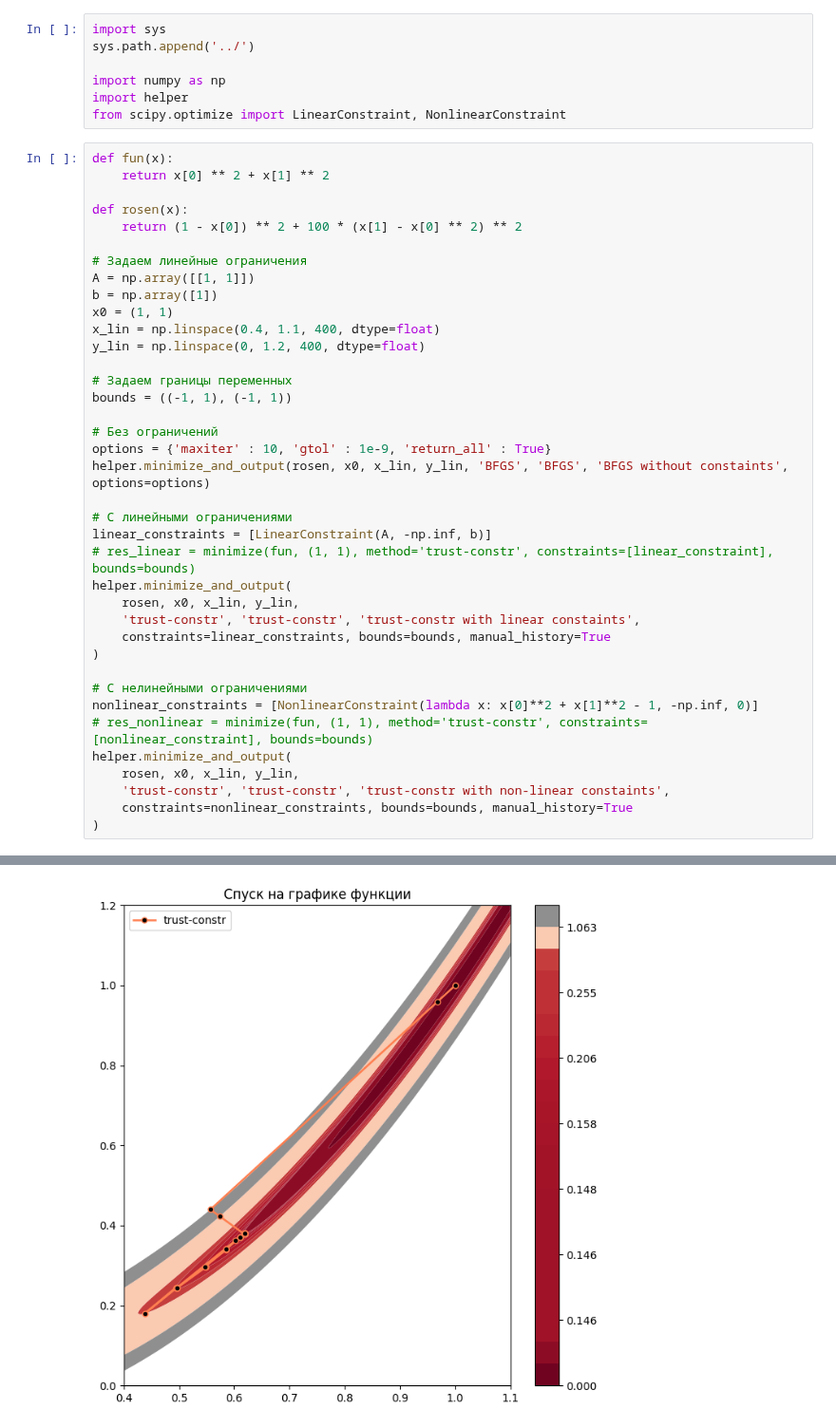
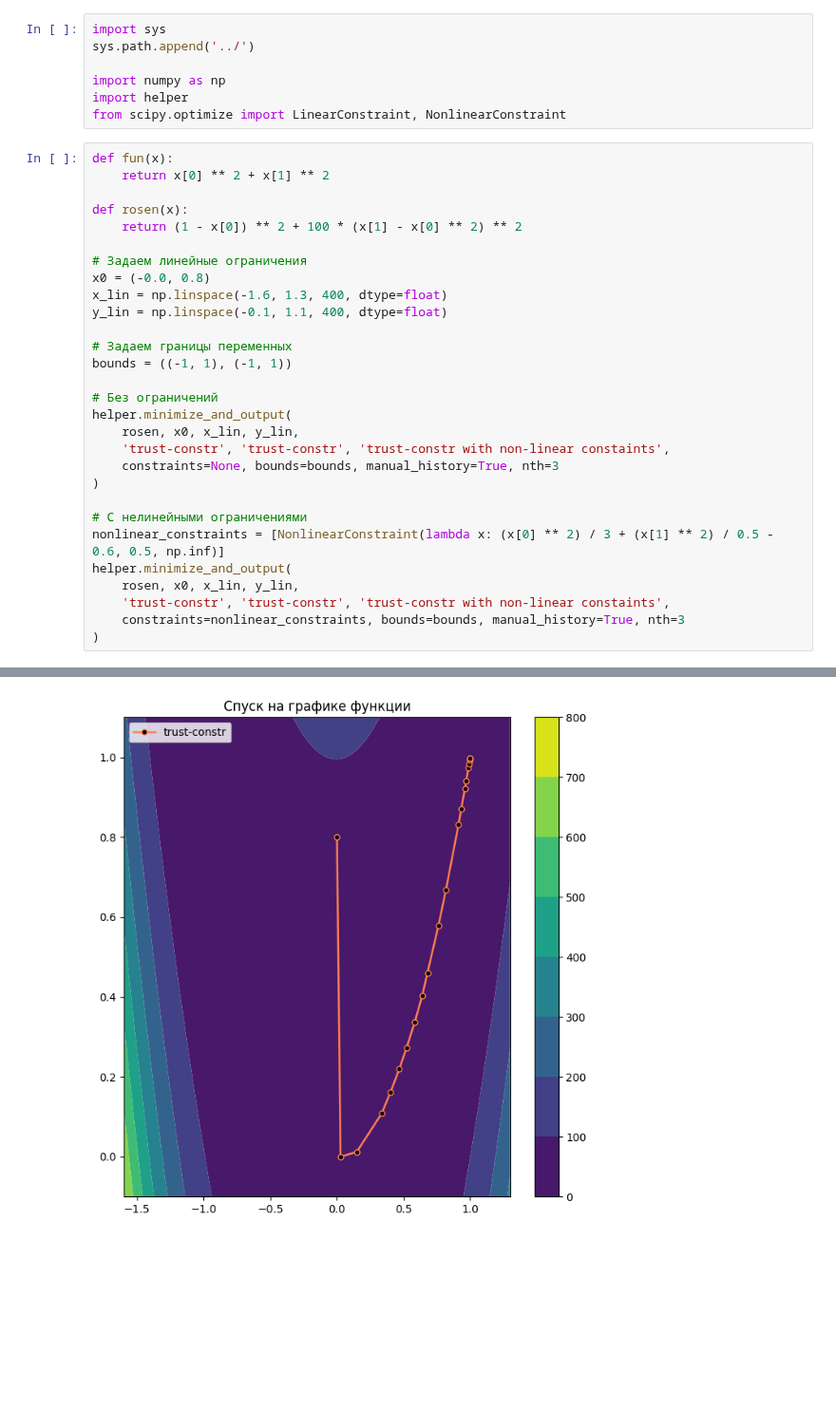
Before and after one commit to trio-at-optimization/optimization-lab4, a Jupyter notebook: Sources/AT1/linear_constraint_research.ipynb, the cells around one changed output, grey strips where cells are left out. Shown at 95% size. Saved outputs shown, nothing was run; the diff lists cells and outputs as text; blank space fills up the shorter version.

```diff
--- a/Sources/AT1/linear_constraint_research.ipynb
+++ b/Sources/AT1/linear_constraint_research.ipynb
@@ -13,34 +13,25 @@ def rosen(x):
     return (1 - x[0]) ** 2 + 100 * (x[1] - x[0] ** 2) ** 2
 
 # Задаем линейные ограничения
-A = np.array([[1, 1]])
-b = np.array([1])
-x0 = (1, 1)
-x_lin = np.linspace(0.4, 1.1, 400, dtype=float)
-y_lin = np.linspace(0, 1.2, 400, dtype=float)
+x0 = (-0.0, 0.8)
+x_lin = np.linspace(-1.6, 1.3, 400, dtype=float)
+y_lin = np.linspace(-0.1, 1.1, 400, dtype=float)
 
 # Задаем границы переменных
 bounds = ((-1, 1), (-1, 1))
 
 # Без ограничений
-options = {'maxiter' : 10, 'gtol' : 1e-9, 'return_all' : True}
-helper.minimize_and_output(rosen, x0, x_lin, y_lin, 'BFGS', 'BFGS', 'BFGS without constaints', options=options)
-
-# С линейными ограничениями
-linear_constraints = [LinearConstraint(A, -np.inf, b)]
-# res_linear = minimize(fun, (1, 1), method='trust-constr', constraints=[linear_constraint], bounds=bounds)
 helper.minimize_and_output(
     rosen, x0, x_lin, y_lin,
-    'trust-constr', 'trust-constr', 'trust-constr with linear constaints',
-    constraints=linear_constraints, bounds=bounds, manual_history=True
+    'trust-constr', 'trust-constr', 'trust-constr with non-linear constaints',
+    constraints=None, bounds=bounds, manual_history=True, nth=3
 )
 
 # С нелинейными ограничениями
-nonlinear_constraints = [NonlinearConstraint(lambda x: x[0]**2 + x[1]**2 - 1, -np.inf, 0)]
-# res_nonlinear = minimize(fun, (1, 1), method='trust-constr', constraints=[nonlinear_constraint], bounds=bounds)
+nonlinear_constraints = [NonlinearConstraint(lambda x: (x[0] ** 2) / 3 + (x[1] ** 2) / 0.5 - 0.6, 0.5, np.inf)]
 helper.minimize_and_output(
     rosen, x0, x_lin, y_lin,
     'trust-constr', 'trust-constr', 'trust-constr with non-linear constaints',
-    constraints=nonlinear_constraints, bounds=bounds, manual_history=True
+    constraints=nonlinear_constraints, bounds=bounds, manual_history=True, nth=3
 )
 # %% [output]
@@ -53,2 +40,2 @@ trust-constr    ==>   0.145607 in [  0.618795,   0.381204] in 31 steps.
-[figure, old version]
+[figure, new version]
 trust-constr with non-linear constaints
```
Also changed, not shown: parts of 3 cells of this notebook, 1 other file.
